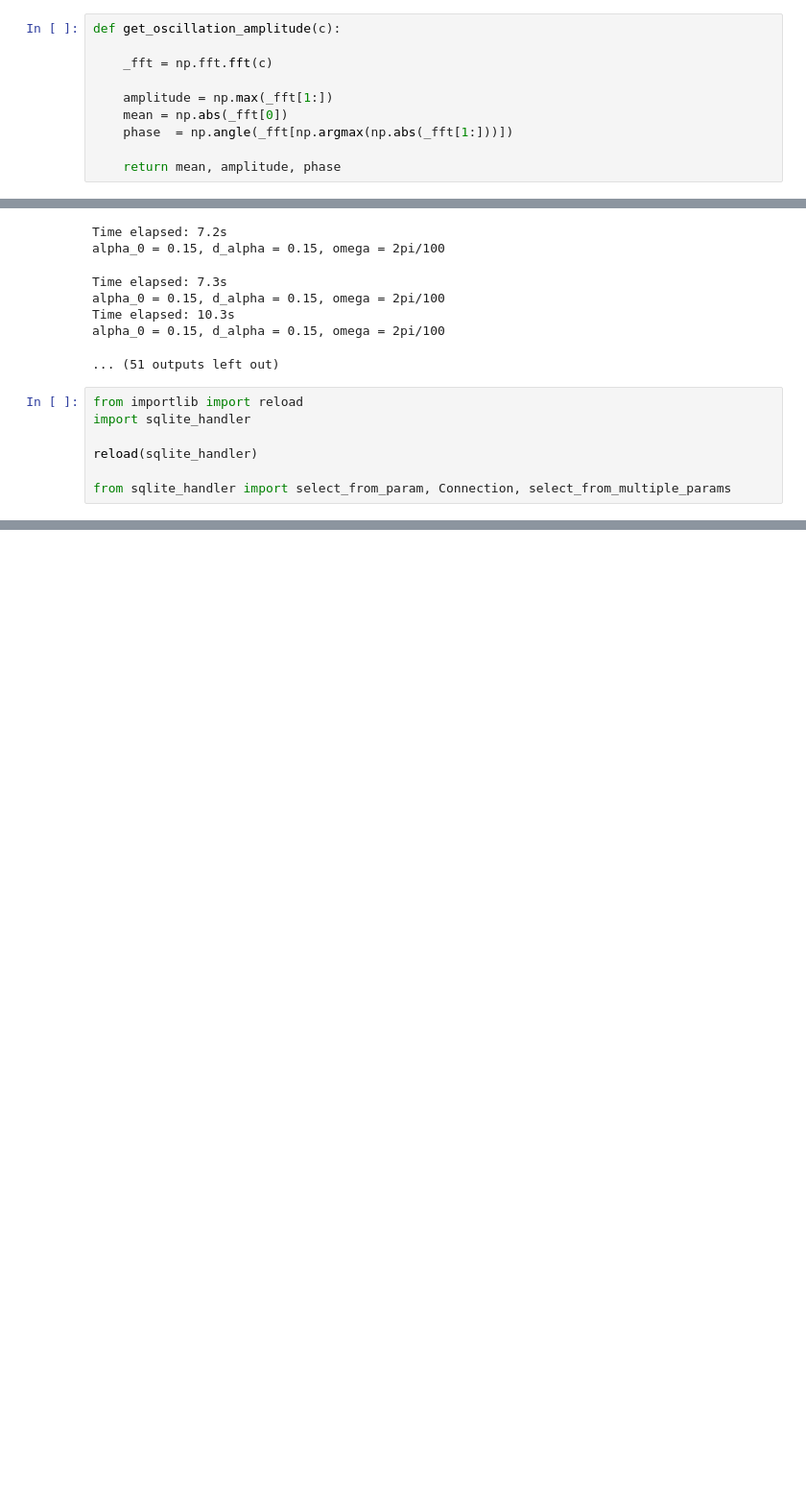
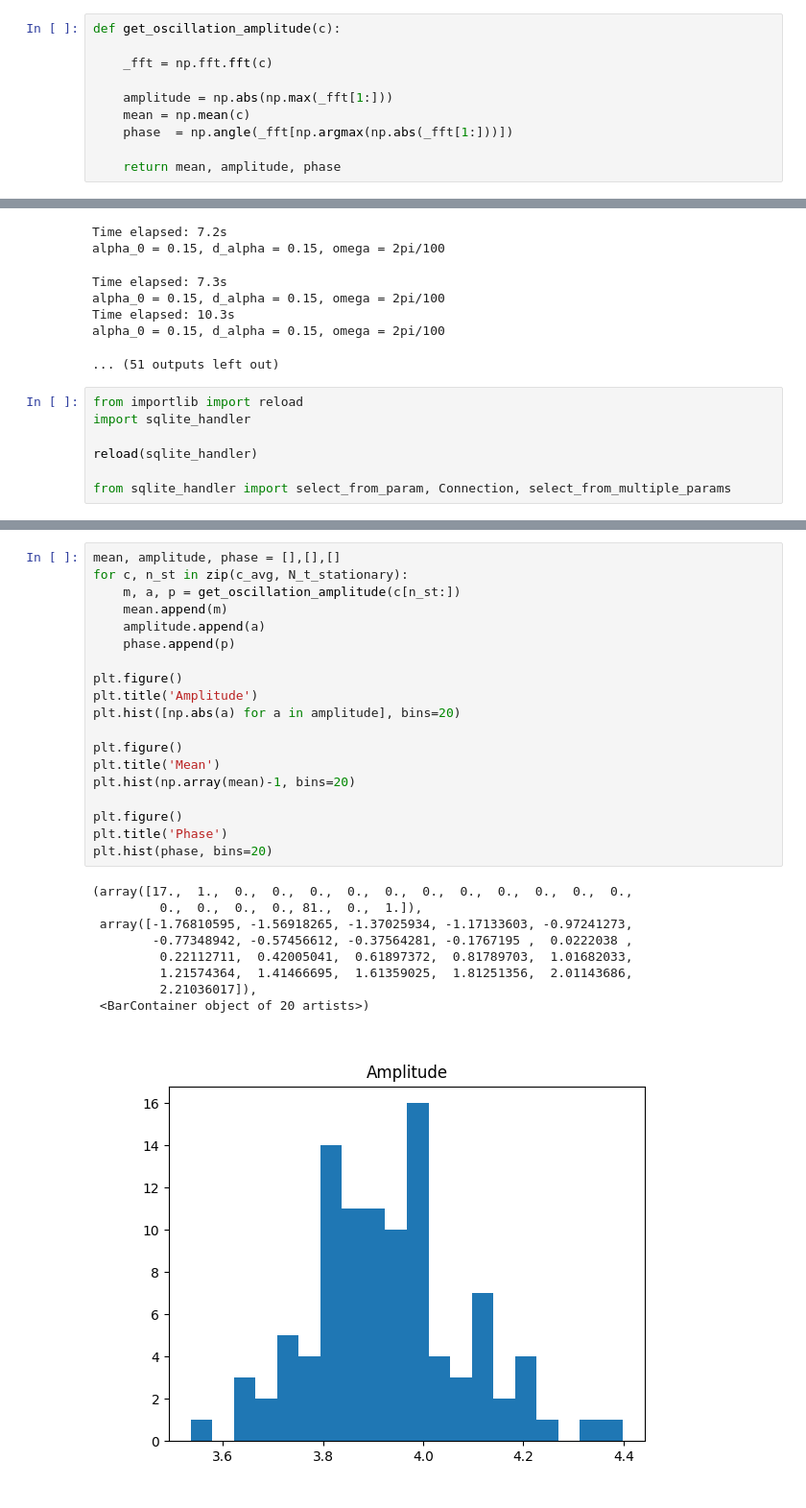
Before and after one commit to giusSacco/ADR, a Jupyter notebook: parameters_span.ipynb, the cells around one changed output, grey strips where cells are left out. Shown at 96% size. Cells and saved outputs as stored; diff of their text form; blank space fills up the shorter version.

```diff
--- a/parameters_span.ipynb
+++ b/parameters_span.ipynb
@@ -103,8 +103,8 @@ def get_oscillation_amplitude(c):
 
     _fft = np.fft.fft(c)
 
-    amplitude = np.max(_fft[1:])
-    mean = np.abs(_fft[0])
+    amplitude = np.abs(np.max(_fft[1:]))
+    mean = np.mean(c)
     phase  = np.angle(_fft[np.argmax(np.abs(_fft[1:]))])
 
     return mean, amplitude, phase
@@ -194,0 +207,29 @@ OperationalError: no such column: seed
+# %%
+mean, amplitude, phase = [],[],[]
+for c, n_st in zip(c_avg, N_t_stationary):
+    m, a, p = get_oscillation_amplitude(c[n_st:])
+    mean.append(m)
+    amplitude.append(a)
+    phase.append(p)
+
+plt.figure()
+plt.title('Amplitude')
+plt.hist([np.abs(a) for a in amplitude], bins=20)
+
+plt.figure()
+plt.title('Mean')
+plt.hist(np.array(mean)-1, bins=20)
+
+plt.figure()
+plt.title('Phase')
+plt.hist(phase, bins=20)
+# %% [output]
+(array([17.,  1.,  0.,  0.,  0.,  0.,  0.,  0.,  0.,  0.,  0.,  0.,  0.,
+         0.,  0.,  0.,  0., 81.,  0.,  1.]),
+ array([-1.76810595, -1.56918265, -1.37025934, -1.17133603, -0.97241273,
+        -0.77348942, -0.57456612, -0.37564281, -0.1767195 ,  0.0222038 ,
+         0.22112711,  0.42005041,  0.61897372,  0.81789703,  1.01682033,
+         1.21574364,  1.41466695,  1.61359025,  1.81251356,  2.01143686,
+         2.21036017]),
+ <BarContainer object of 20 artists>)
+[figure, added]
```
Also changed, not shown: parts of 6 cells of this notebook, 1 other file.
